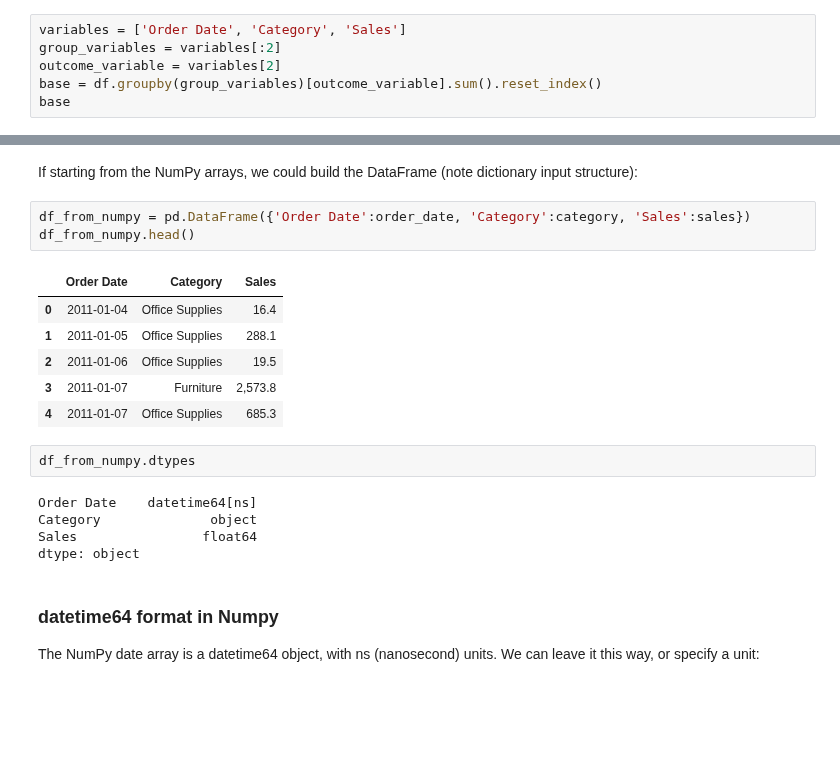
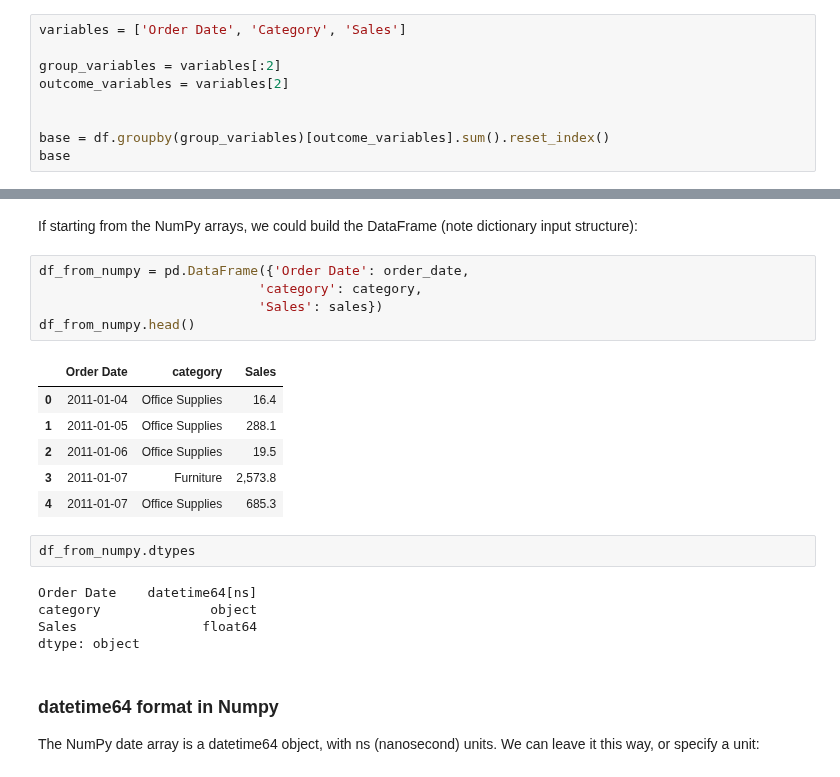
Before and after one commit to antonio-xrp/data-science-path, a Jupyter notebook: 0.4-MachineLearning/0.5-series-tiempo-IBM/0.1.1-TimeSeries.ipynb, the cells around one changed output, grey strips where cells are left out. Saved outputs shown, nothing was run; the diff lists cells and outputs as text; blank space fills up the shorter version.

```diff
--- a/0.4-MachineLearning/0.5-series-tiempo-IBM/0.1.1-TimeSeries.ipynb
+++ b/0.4-MachineLearning/0.5-series-tiempo-IBM/0.1.1-TimeSeries.ipynb
@@ -70,9 +70,12 @@ We can see the data have been input and the columns are referenced by a Pandas I
 We will start by simplifying the input data a bit to explore data types. To do so, we will look at Total Sales by Order Date and Category. This allows us to look a Time Series dataset with multiple time series.
 # %%
 variables = ['Order Date', 'Category', 'Sales']
+
 group_variables = variables[:2]
-outcome_variable = variables[2]
-base = df.groupby(group_variables)[outcome_variable].sum().reset_index()
+outcome_variables = variables[2]
+
+
+base = df.groupby(group_variables)[outcome_variables].sum().reset_index()
 base
 # %% [output]
 |  | Order Date | Category | Sales |
@@ -141,10 +144,12 @@ Sales <class 'numpy.ndarray'> float64
 # %% [markdown]
 If starting from the NumPy arrays, we could build the DataFrame (note dictionary input structure):
 # %%
-df_from_numpy = pd.DataFrame({'Order Date':order_date, 'Category':category, 'Sales':sales})
+df_from_numpy = pd.DataFrame({'Order Date': order_date,
+                            'category': category,
+                            'Sales': sales})
 df_from_numpy.head()
 # %% [output]
-|  | Order Date | Category | Sales |
+|  | Order Date | category | Sales |
 | 0 | 2011-01-04 | Office Supplies | 16.4 |
 | 1 | 2011-01-05 | Office Supplies | 288.1 |
 | 2 | 2011-01-06 | Office Supplies | 19.5 |
@@ -154,7 +159,7 @@ df_from_numpy.head()
 df_from_numpy.dtypes
 # %% [output]
 Order Date    datetime64[ns]
-Category              object
+category              object
 Sales                float64
 dtype: object
 # %% [markdown]
```
Also changed, not shown: parts of 6 cells of this notebook, 3 other files.
